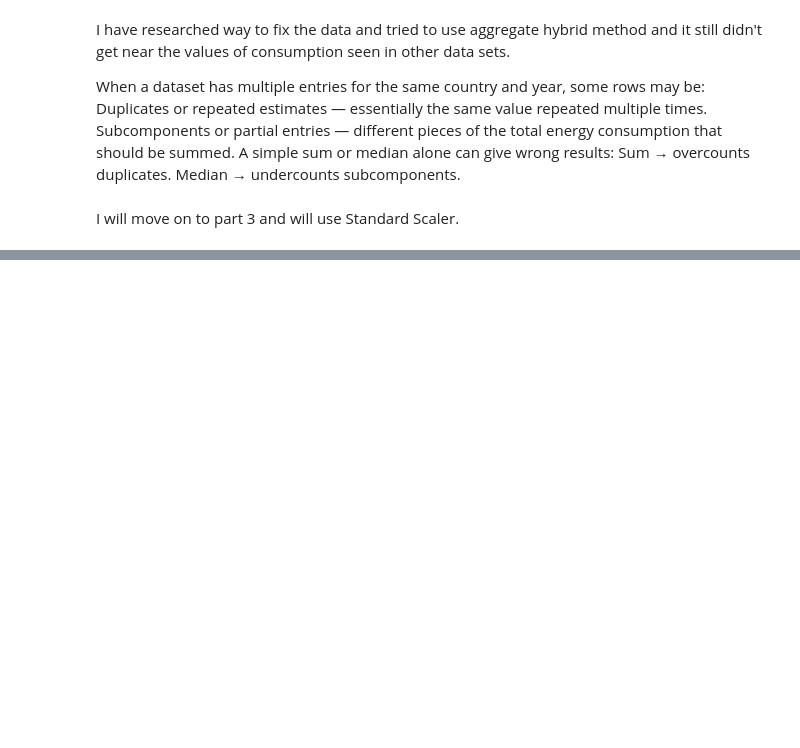
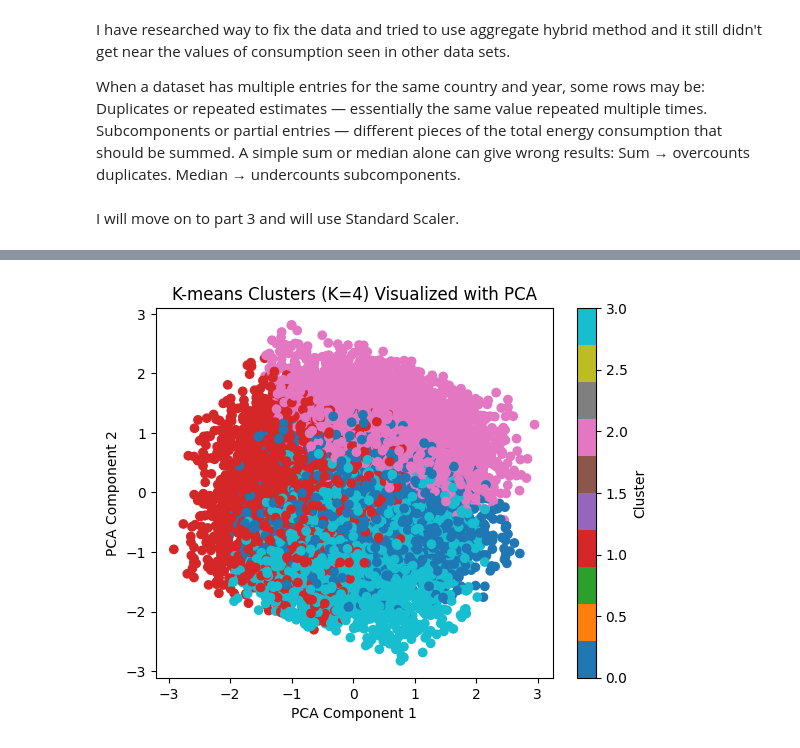
Before and after one commit to RudyAlhaddad7/global-energy-consumption-analysis, a Jupyter notebook: notebook/eda.ipynb, the cells around one changed output, grey strips where cells are left out. Drawn from its saved outputs; the diff is of its cells as text; code cells hidden in the pictures; blank space fills up the shorter version.

```diff
--- a/notebook/eda.ipynb
+++ b/notebook/eda.ipynb
@@ -348,0 +594,14 @@ print(df[df['Country'] == 'Australia'])
+# %%
+from sklearn.decomposition import PCA
+
+pca = PCA(n_components=2)
+X_pca = pca.fit_transform(Cluster_data[features])
+
+plt.scatter(X_pca[:, 0], X_pca[:, 1], c=Cluster_data['Cluster'], cmap='tab10')
+plt.xlabel('PCA Component 1')
+plt.ylabel('PCA Component 2')
+plt.title('K-means Clusters (K=4) Visualized with PCA')
+plt.colorbar(label='Cluster')
+plt.show()
+# %% [output]
+[figure, added]
```
Also changed, not shown: parts of 25 cells of this notebook, 1 other file.
